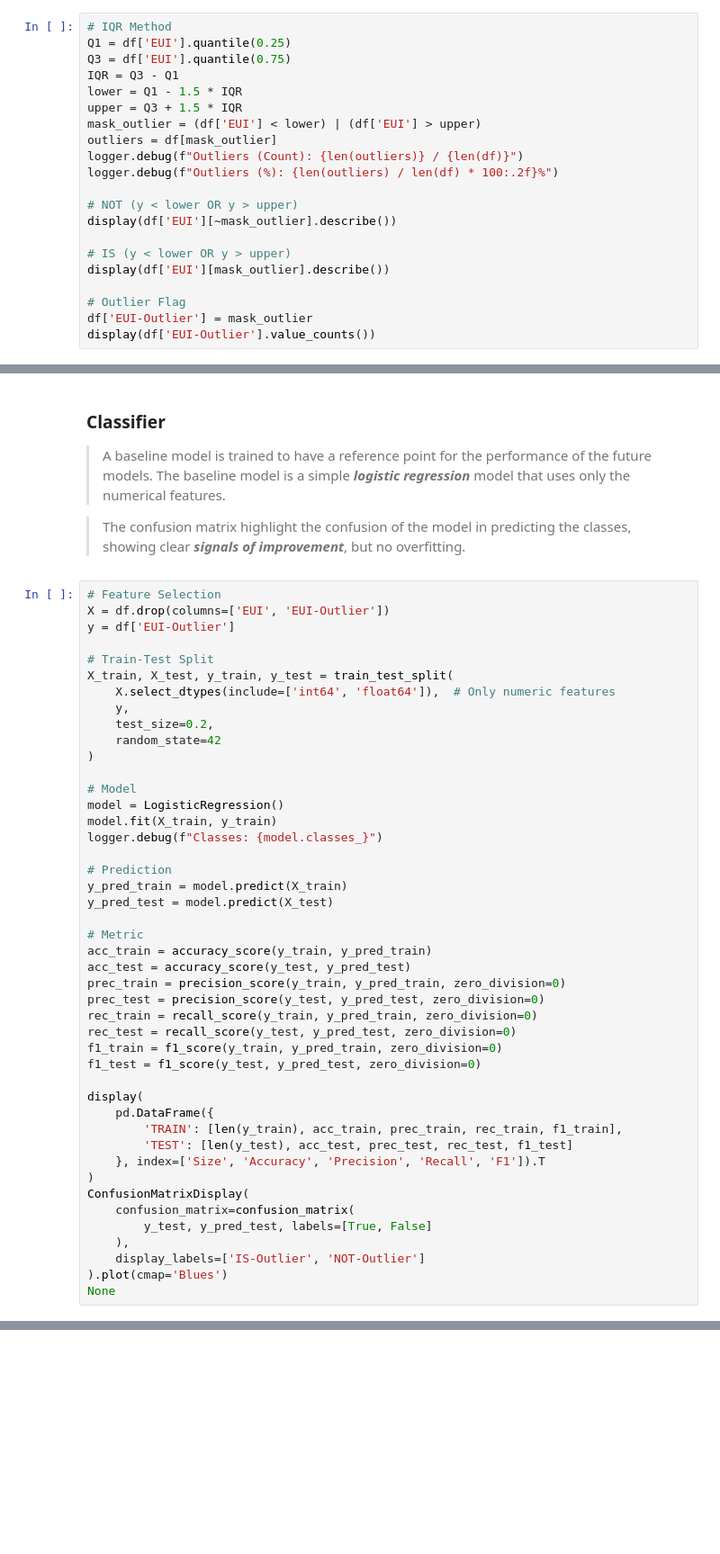
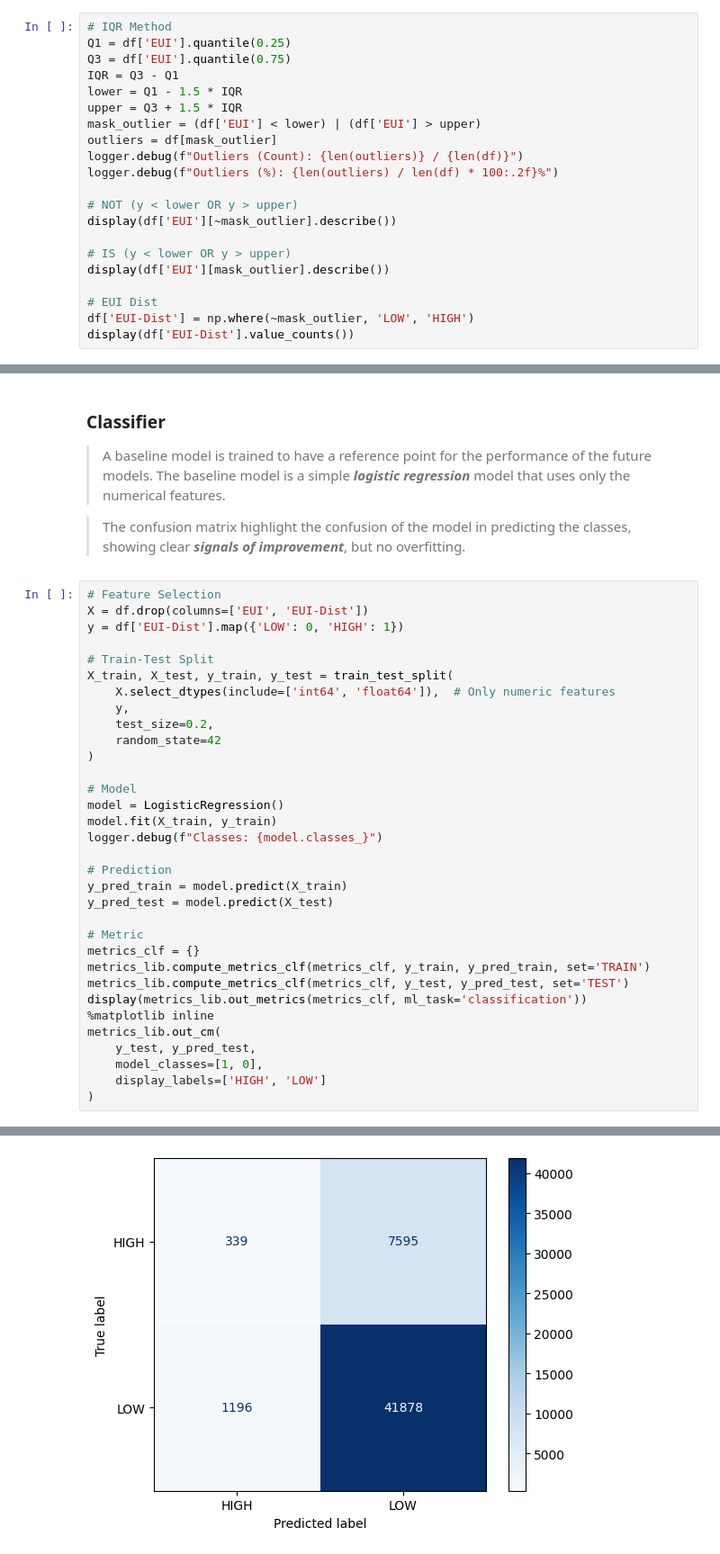
Before and after one commit to robertovicario/EnergyPlus-AI, a Jupyter notebook: notebook/training_df.ipynb, the cells around one changed output, grey strips where cells are left out. Shown at 90% size. Drawn from its saved outputs; the diff is of its cells as text; blank space fills up the shorter version.

```diff
--- a/notebook/training_df.ipynb
+++ b/notebook/training_df.ipynb
@@ -465,7 +474,7 @@ display(df['EUI'][~mask_outlier].describe())
 # IS (y < lower OR y > upper)
 display(df['EUI'][mask_outlier].describe())
 
-# Outlier Flag
-df['EUI-Outlier'] = mask_outlier
-display(df['EUI-Outlier'].value_counts())
+# EUI Dist
+df['EUI-Dist'] = np.where(~mask_outlier, 'LOW', 'HIGH')
+display(df['EUI-Dist'].value_counts())
 # %% [output]
@@ -534,8 +543,8 @@ memory usage: 33.1+ MB
 > The confusion matrix highlight the confusion of the model in predicting the classes, showing clear **_signals of improvement_**, but no overfitting.
 # %%
 # Feature Selection
-X = df.drop(columns=['EUI', 'EUI-Outlier'])
-y = df['EUI-Outlier']
+X = df.drop(columns=['EUI', 'EUI-Dist'])
+y = df['EUI-Dist'].map({'LOW': 0, 'HIGH': 1})
 
 # Train-Test Split
 X_train, X_test, y_train, y_test = train_test_split(
@@ -555,26 +564,14 @@ y_pred_train = model.predict(X_train)
 y_pred_test = model.predict(X_test)
 
 # Metric
-acc_train = accuracy_score(y_train, y_pred_train)
-acc_test = accuracy_score(y_test, y_pred_test)
-prec_train = precision_score(y_train, y_pred_train, zero_division=0)
-prec_test = precision_score(y_test, y_pred_test, zero_division=0)
-rec_train = recall_score(y_train, y_pred_train, zero_division=0)
-rec_test = recall_score(y_test, y_pred_test, zero_division=0)
-f1_train = f1_score(y_train, y_pred_train, zero_division=0)
-f1_test = f1_score(y_test, y_pred_test, zero_division=0)
-
-display(
-	pd.DataFrame({
-		'TRAIN': [len(y_train), acc_train, prec_train, rec_train, f1_train],
-		'TEST': [len(y_test), acc_test, prec_test, rec_test, f1_test]
-	}, index=['Size', 'Accuracy', 'Precision', 'Recall', 'F1']).T
+metrics_clf = {}
+metrics_lib.compute_metrics_clf(metrics_clf, y_train, y_pred_train, set='TRAIN')
+metrics_lib.compute_metrics_clf(metrics_clf, y_test, y_pred_test, set='TEST')
+display(metrics_lib.out_metrics(metrics_clf, ml_task='classification'))
+%matplotlib inline
+metrics_lib.out_cm(
+    y_test, y_pred_test,
+    model_classes=[1, 0],
+    display_labels=['HIGH', 'LOW']
 )
-ConfusionMatrixDisplay(
-    confusion_matrix=confusion_matrix(
-        y_test, y_pred_test, labels=[True, False]
-    ),
-    display_labels=['IS-Outlier', 'NOT-Outlier']
-).plot(cmap='Blues')
-None
 # %% [output]
@@ -585 +583,2 @@ None
+[figure, added]
 # %% [markdown]
```
Also changed, not shown: parts of 16 cells of this notebook, 10 other files.
